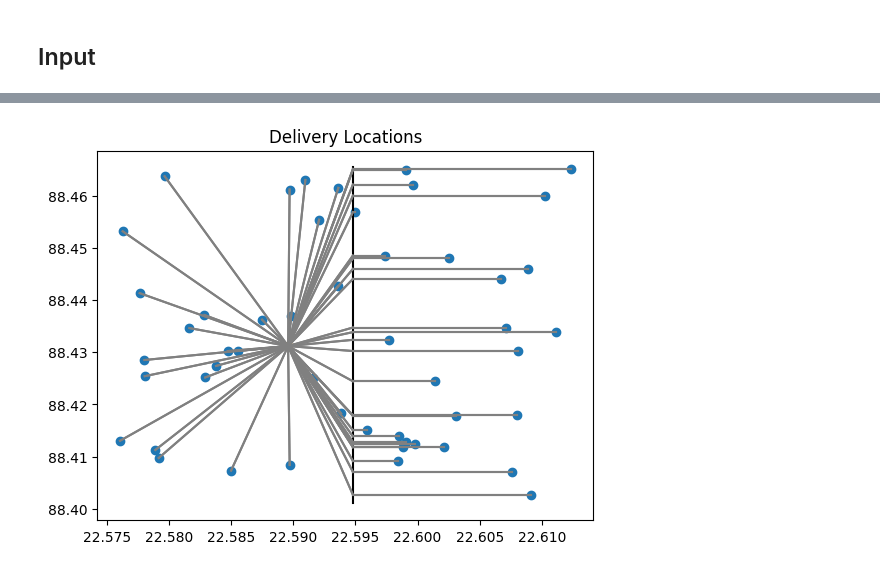
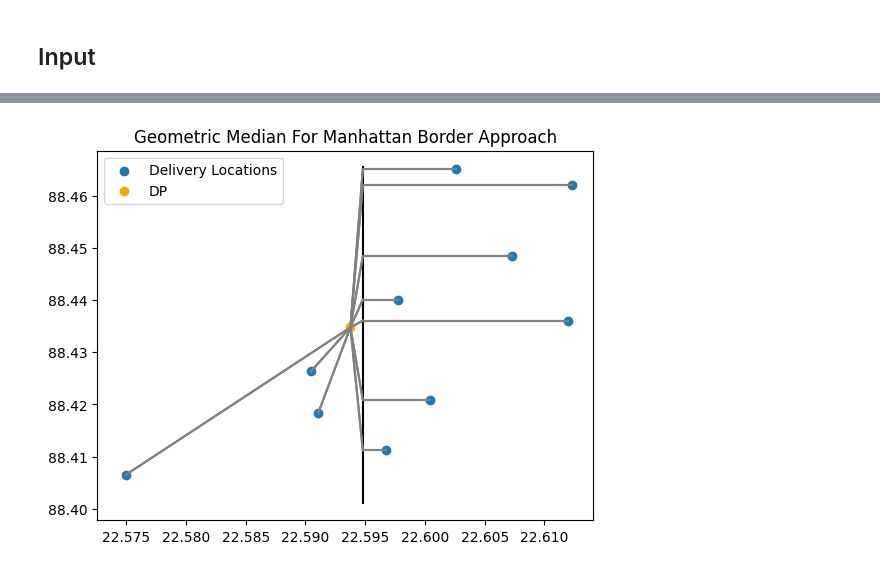
Before and after one commit to CR-Samrat/drone-based-delivary, a Jupyter notebook: drone_cap_1_enhancement.ipynb, the cells around one changed output, grey strips where cells are left out. Cells and saved outputs as stored; diff of their text form; code cells hidden in the pictures.

```diff
--- a/drone_cap_1_enhancement.ipynb
+++ b/drone_cap_1_enhancement.ipynb
@@ -121,21 +124,24 @@ def initial_plot(delivery_loc, border, dp=None, route = None):
     # plt.show()
 # %%
-def geometric_median(delivary_points,initial_guess,border, eps=1e-5):
+def geometric_median(delivary_points,border=None, eps=1e-5):
     # Initial guess for the geometric median
     points = []
+    if border != None:
+        for point in delivary_points:
+            if point[0] < border:
+                points.append(point)
+            else:
+                points.append([border, point[1]])
+    else:
+        points = delivary_points.copy()
 
-    for point in delivary_points:
-        if point[0] < border:
-            points.append(point)
-        else:
-            points.append([border, point[1]])
-
-    # guess = np.mean(points, axis=0)
-    guess = np.array(initial_guess)
+    guess = np.mean(points, axis=0)
+    # guess = np.array(initial_guess)
 
     while True:
         # Calculate distances from current guess to all points
         distances = np.linalg.norm(points - guess, axis=1)
+        print(distances)
 
         # Avoid division by zero
         if np.sum(distances) == 0:
@@ -224,15 +230,15 @@ def optimal_approach(bottom_left, top_right, delivery_loc,border,euclidean_point
 # %% [markdown]
 ## Input
 # %%
-n = 50
+n = 10
 
 # creating the boundary
 x = [22.5726, 88.4010]
 y = [22.6141, 88.4654]
 border = [[22.5948, 88.4010],[22.5948, 88.4654]]
-delivery_loc = create_delivary(x, y, n)
-# delivery_loc = create_delivary(x,[border[0][0],y[1]],n)
-# delivery_loc = create_delivary([border[0][0],x[1]],y,n)
+delivery_loc = create_delivary(x, y, n, seed_value=2)
+# delivery_loc = create_delivary(x,[border[0][0],y[1]],n, seed_value=3)
+# delivery_loc = create_delivary([border[0][0],x[1]],y,n, seed_value=3)
 
 # Visualize the data
 initial_plot(delivery_loc,border)
@@ -274,5 +280,5 @@ initial_plot(delivery_loc, border, initial_dp, route_1)
 # %%
-final_dp = geometric_median(delivery_loc, initial_dp, border[0][0])
+final_dp = geometric_median(delivery_loc, border[0][0])
 
 final_dp
 # %% [output]
@@ -292,9 +307,9 @@ initial_plot(delivery_loc,border,dp=list(final_dp))
 # %%
 route_2 = create_route(delivery_loc,border[0][0],final_dp, euclidean_points, manhattan_points, border_point=border_point if border_point != None else None)
 # %%
-initial_plot(delivery_loc, border, list(final_dp), route_2)
+initial_plot(delivery_loc, border, list(final_dp), route_2, title="Geometric Median For Manhattan Border Approach")
 # %% [output]
-[figure, old version]
+[figure, new version]
 # %%
 # optimal_dp, optimal_route, optimal_distance = optimal_approach(x, y, delivery_loc,border[0][0],euclidean_points,manhattan_points,border_point)
 
```
Also changed, not shown: parts of 13 cells of this notebook, 8 other files.
